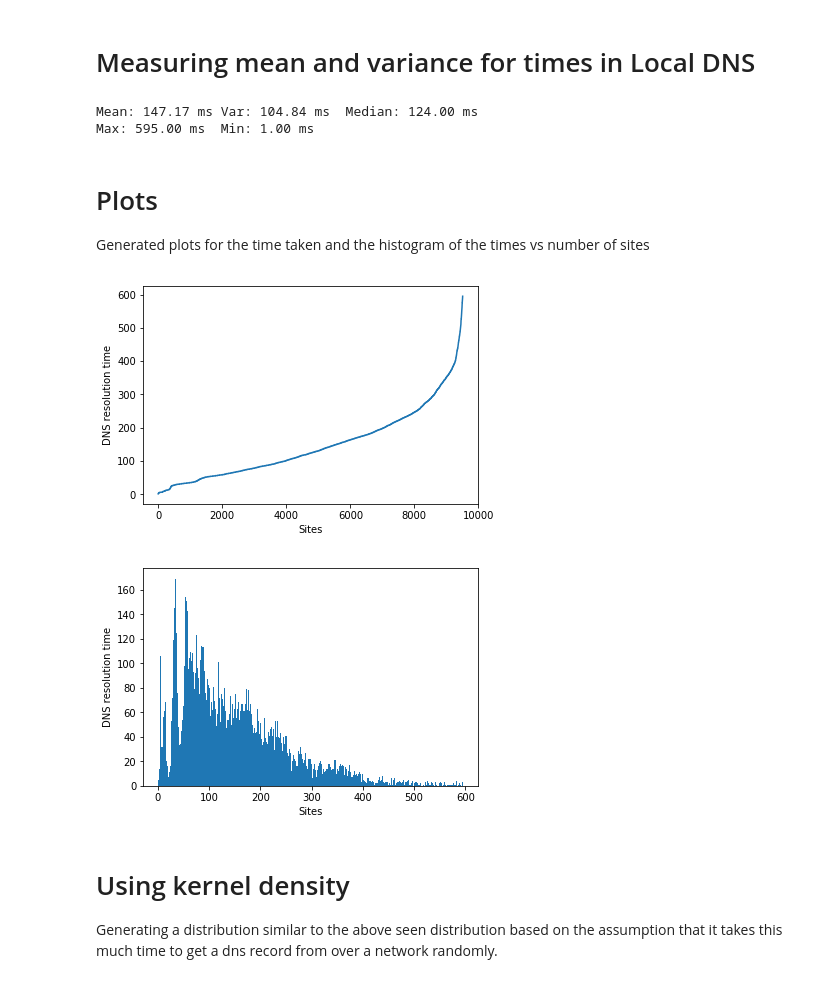
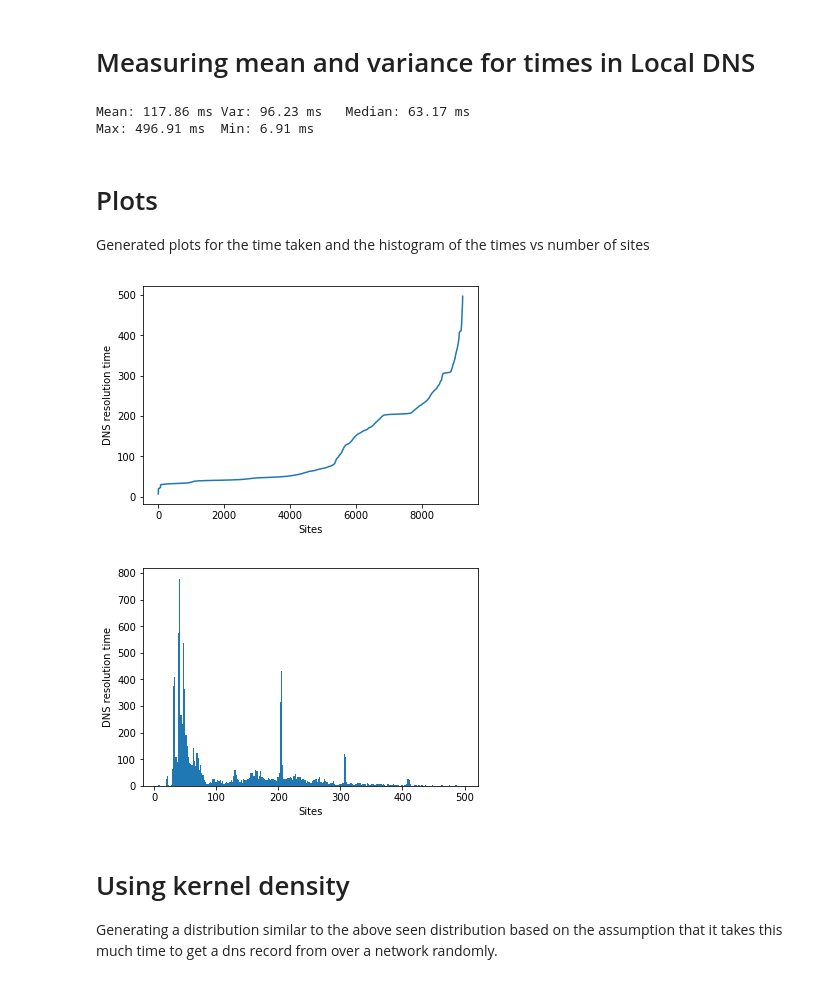
Before and after one commit to soumyadeep2007/dns_chord, a Jupyter notebook: src/chord/performance.ipynb, the cells around one changed output. Saved outputs shown, nothing was run; the diff lists cells and outputs as text; code cells hidden in the pictures.

```diff
--- a/src/chord/performance.ipynb
+++ b/src/chord/performance.ipynb
@@ -10,55 +10,35 @@ import pickle
 # Measuring mean and variance for times in Local DNS
 # %%
 dns_times = []
-hops = []
-time = 0
-count = 0
-with open('../../data/dns_resolution_time_hops.txt', 'r') as file,\
-    open('../../data/dns_hops_time.txt', 'w') as out_file:
+with open('../../dns-performance.txt', 'r') as file:
     for line in file.readlines():
-        if '@' in line:
-            if time > 0 and time < 600:
-                out_file.write(str(time)+' '+str(count)+'\n')
-                dns_times.append(time)
-                hops.append(count)
-            time = 0
-            count = 0
-        else:
-            count += 1
-            try:
-                time += int(line.split(' ')[-2])
-            except ValueError as e:
-                time = 0
-                count = 0
-    out_file.write(str(time)+' '+str(count)+'\n')
-    dns_times.append(time)
-    hops.append(count)
-dns_times, hops = zip(*sorted(zip(dns_times, hops)))
-mean = np.mean(dns_times)
-std = np.std(dns_times)
-print('Mean: %.2f ms\tVar: %.2f ms\tMedian: %.2f ms' % (mean, std, dns_times[len(dns_times)//2]))
+        dns_times.append(round(float(line)*1000,2))
+dns_times = sorted(dns_times)
+mean = sum(dns_times) / len(dns_times)
+var = math.sqrt(sum((xi - mean) ** 2 for xi in dns_times) / len(dns_times))
+print('Mean: %.2f ms\tVar: %.2f ms\tMedian: %.2f ms' % (mean, var, dns_times[len(dns_times)//2]))
 print('Max: %.2f ms\tMin: %.2f ms' % (max(dns_times), min(dns_times)))
 # %% [output]
-Mean: 147.17 ms Var: 104.84 ms  Median: 124.00 ms
-Max: 595.00 ms  Min: 1.00 ms
+Mean: 117.86 ms Var: 96.23 ms   Median: 63.17 ms
+Max: 496.91 ms  Min: 6.91 ms
 # %% [markdown]
 # Plots
 
 Generated plots for the time taken and the histogram of the times vs number of sites
 # %%
-plt.plot(dns_times)
+plt.plot(sorted(dns_times))
 plt.xlabel('Sites')
 plt.ylabel('DNS resolution time')
 plt.show()
 
-plt.hist(dns_times, int(max(dns_times))//2)
+plt.hist(sorted(dns_times), int(max(dns_times))//2)
 
 plt.xlabel('Sites')
 plt.ylabel('DNS resolution time')
 plt.show()
 # %% [output]
-[figure, old version]
+[figure, new version]
-[figure, old version]
+[figure, new version]
 # %% [markdown]
 # Using kernel density
 
```
Also changed, not shown: parts of 3 cells of this notebook, 3 other files.
